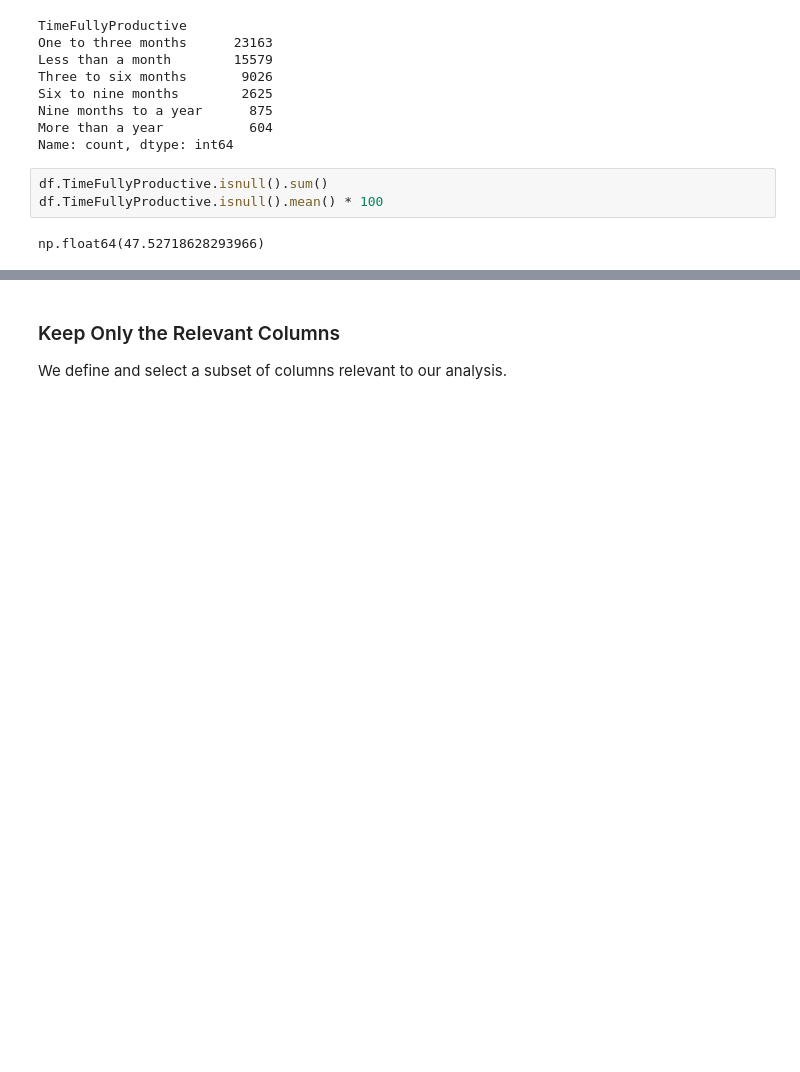
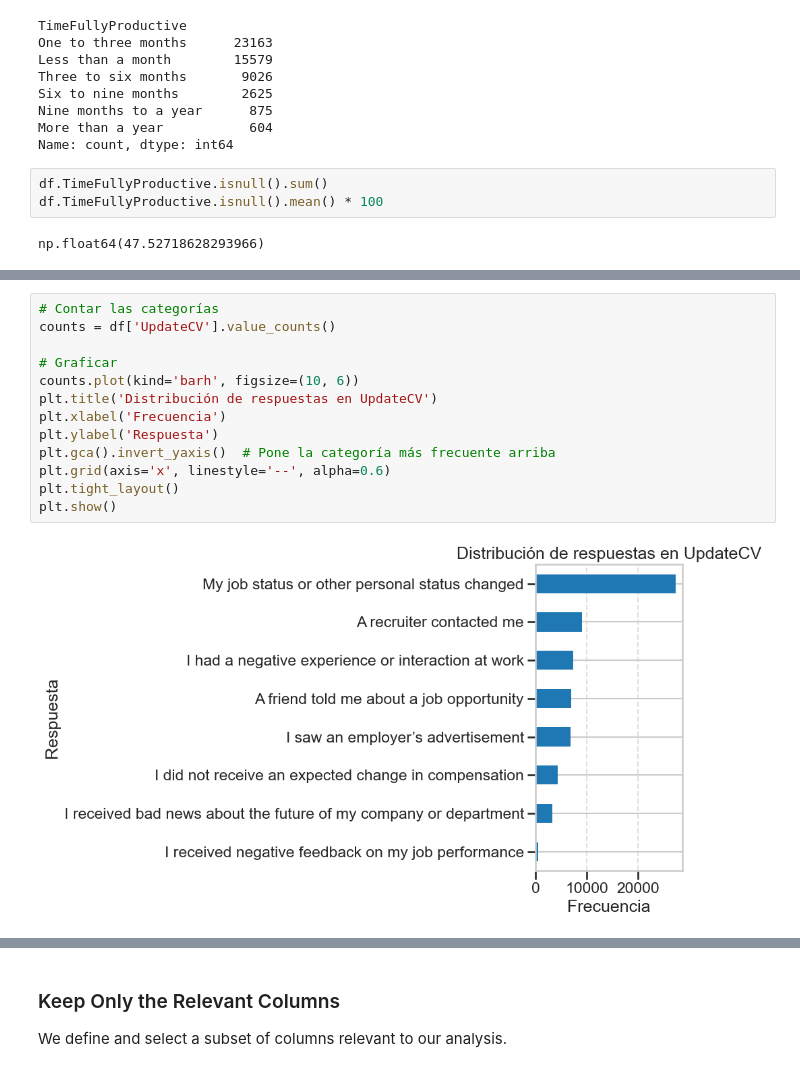
Before and after one commit to NicolasCuaran/DevSurveyInsights, a Jupyter notebook: notebooks/02_survey_eda.ipynb, the cells around one changed output, grey strips where cells are left out. Drawn from its saved outputs; the diff is of its cells as text; blank space fills up the shorter version.

```diff
--- a/notebooks/02_survey_eda.ipynb
+++ b/notebooks/02_survey_eda.ipynb
@@ -271,0 +285,15 @@ np.float64(47.52718628293966)
+# %%
+# Contar las categorías
+counts = df['UpdateCV'].value_counts()
+
+# Graficar
+counts.plot(kind='barh', figsize=(10, 6))
+plt.title('Distribución de respuestas en UpdateCV')
+plt.xlabel('Frecuencia')
+plt.ylabel('Respuesta')
+plt.gca().invert_yaxis()  # Pone la categoría más frecuente arriba
+plt.grid(axis='x', linestyle='--', alpha=0.6)
+plt.tight_layout()
+plt.show()
+# %% [output]
+[figure, added]
```
Also changed, not shown: parts of 9 cells of this notebook.
